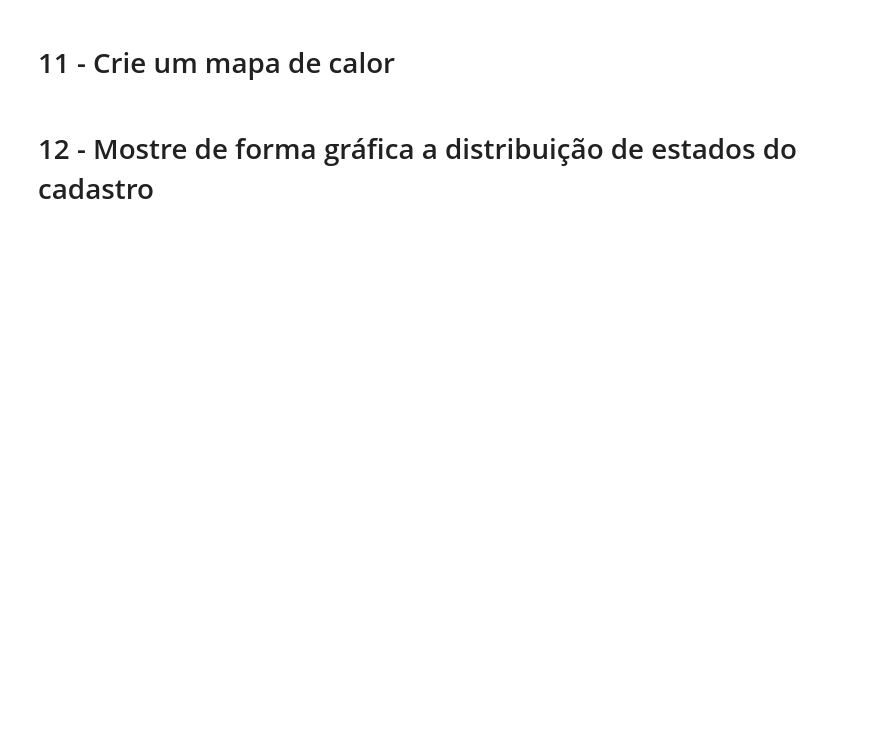
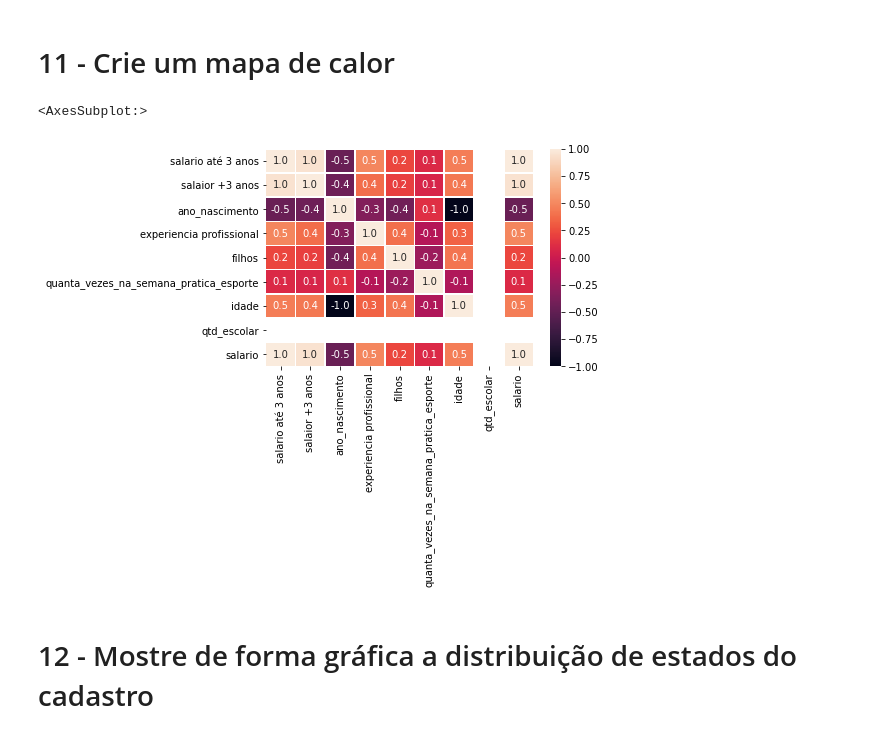
Before and after one commit to delmarhirata/MBA_Big-Data, a Jupyter notebook: Trabalho_Final.ipynb, the cells around one changed output. Saved outputs shown, nothing was run; the diff lists cells and outputs as text; code cells hidden in the pictures; blank space fills up the shorter version.

```diff
--- a/Trabalho_Final.ipynb
+++ b/Trabalho_Final.ipynb
@@ -240,2 +288,9 @@ merge_df[['lazer_final_de_semana','nome']].groupby('lazer_final_de_semana').coun
+# %%
+#Impessão do mapa de calor
+mapa = sn.heatmap(calor, annot = True, fmt=".1f", linewidths=.6)
+mapa
+# %% [output]
+<AxesSubplot:>
+[figure, added]
 # %% [markdown]
 # 12 - Mostre de forma gráfica a distribuição de estados do cadastro
```
Also changed, not shown: parts of 22 cells of this notebook.
